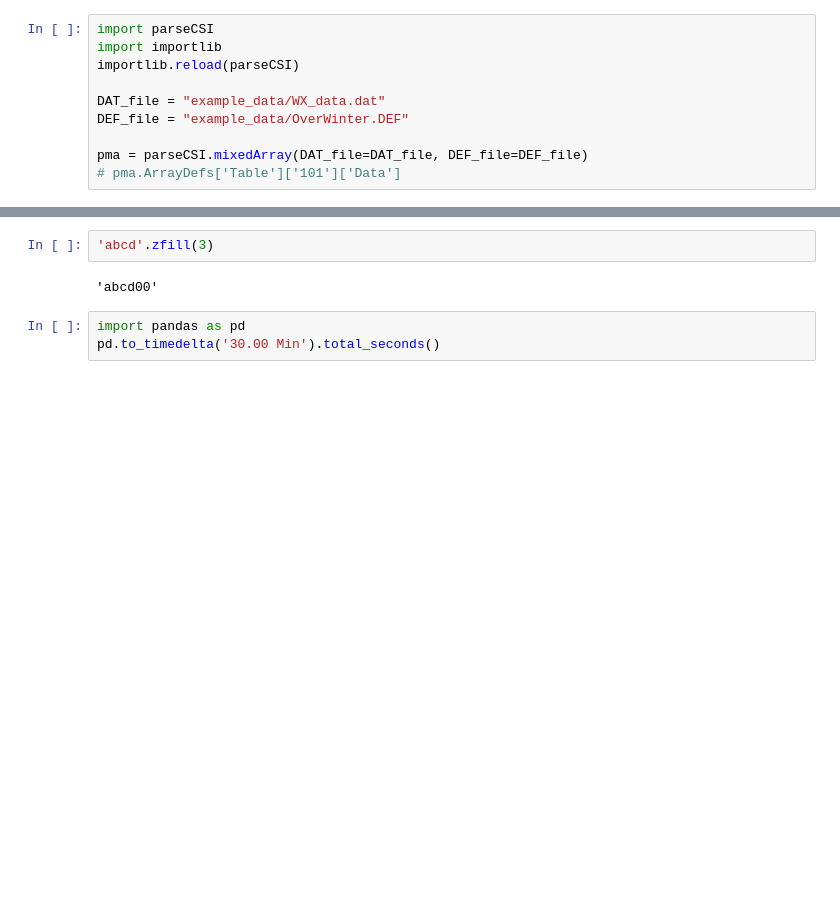
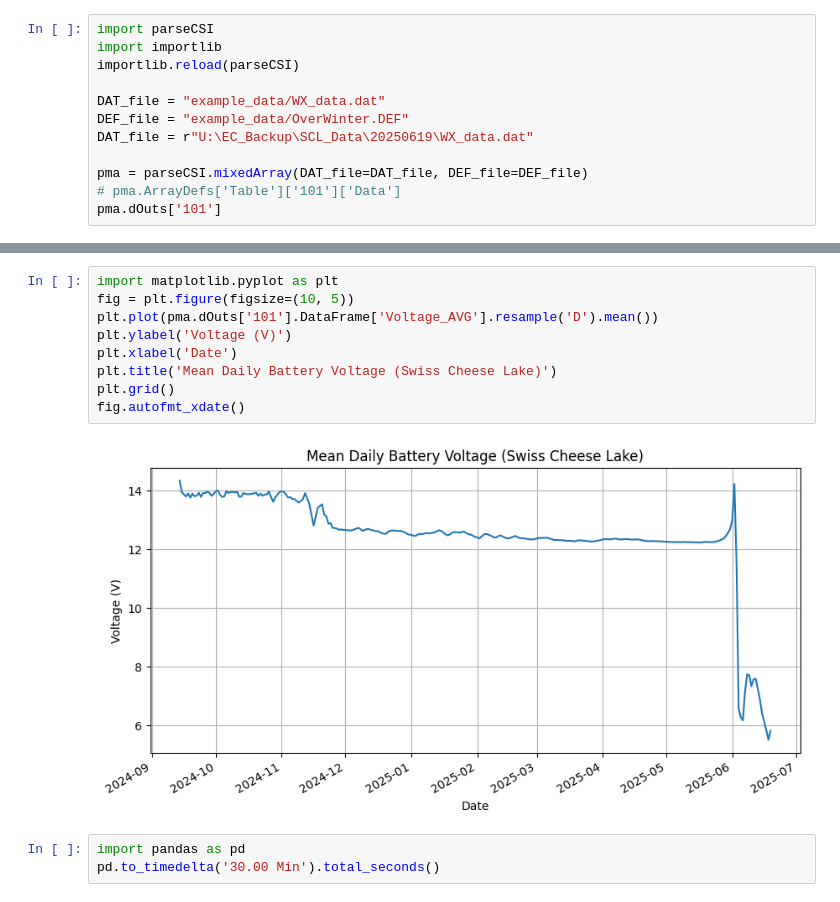
Before and after one commit to gsc-permafrost/parseFiles, a Jupyter notebook: test.ipynb, the cells around one changed output, grey strips where cells are left out. Drawn from its saved outputs; the diff is of its cells as text; blank space fills up the shorter version.

```diff
--- a/test.ipynb
+++ b/test.ipynb
@@ -5,7 +5,9 @@ importlib.reload(parseCSI)
 
 DAT_file = "example_data/WX_data.dat"
 DEF_file = "example_data/OverWinter.DEF"
+DAT_file = r"U:\EC_Backup\SCL_Data\20250619\WX_data.dat"
 
 pma = parseCSI.mixedArray(DAT_file=DAT_file, DEF_file=DEF_file)
 # pma.ArrayDefs['Table']['101']['Data']
+pma.dOuts['101']
 # %% [output]
@@ -14,7 +39,14 @@ KeyError: 'Data'
 # %%
-'abcd'.zfill(3)
+import matplotlib.pyplot as plt
+fig = plt.figure(figsize=(10, 5))
+plt.plot(pma.dOuts['101'].DataFrame['Voltage_AVG'].resample('D').mean())
+plt.ylabel('Voltage (V)')
+plt.xlabel('Date')
+plt.title('Mean Daily Battery Voltage (Swiss Cheese Lake)')
+plt.grid()
+fig.autofmt_xdate()
 # %% [output]
-'abcd00'
+[figure, added]
 # %%
 import pandas as pd
 pd.to_timedelta('30.00 Min').total_seconds()
```
Also changed, not shown: parts of 2 cells of this notebook, 2 other files.
